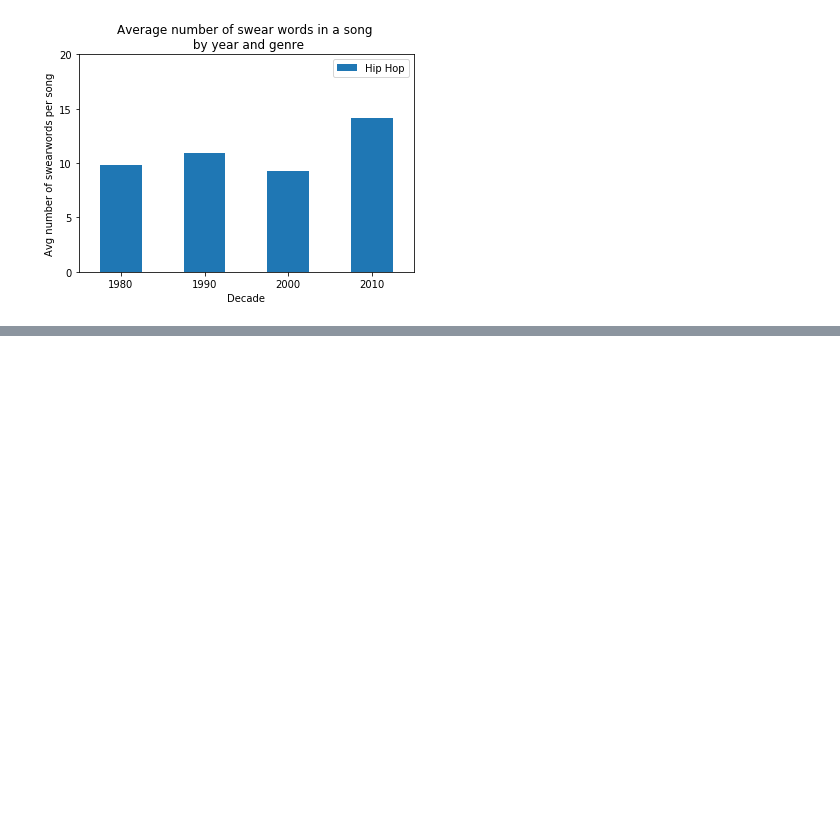
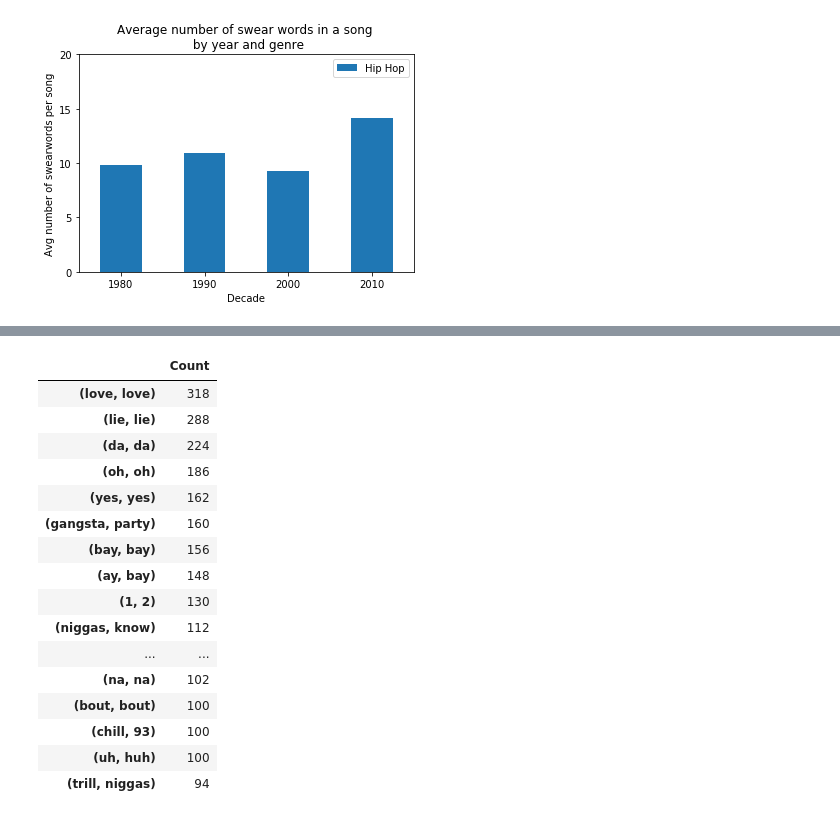
Before and after one commit to yovi1010/SDS2019-Group37, a Jupyter notebook: Data cleaning.ipynb, the cells around one changed output, grey strips where cells are left out. Cells and saved outputs as stored; diff of their text form; code cells hidden in the pictures; blank space fills up the shorter version.

```diff
--- a/Data cleaning.ipynb
+++ b/Data cleaning.ipynb
@@ -211,0 +341,10 @@ plt.show()
+# %%
+text = "the quick person did not realize his speed and the quick person bumped "
+n_gram = 2
+
+Counter(ngrams(text.split(), n_gram))
+
+
+hiphop = {}
+word_count_hip = hiphop_df['Lyrics'].apply(count_per_song, args=[hiphop])
+hiphop
@@ -211,0 +363,41 @@ plt.show()
+# %%
+#total_dictionary = Counter()
+
+def bigram_song(list_of_strings, total_dictionary = Counter()):
+    n_gram = 2
+
+    song_dictionary = Counter(ngrams(list_of_strings, n_gram))
+
+    total_dictionary += song_dictionary
+
+    return total_dictionary
+# %%
+
+bigram_hip = hiphop_df['Lyrics'].apply(bigram_song) #, args = [total_dictionary])
+
+
+
+bigram_df = pd.DataFrame.from_dict(bigram_hip[0], orient='index')
+bigram_df.columns = ['Count']
+
+bigram_sorted = bigram_df.sort_values(by=['Count'],ascending=False)
+
+bigram_sorted.head(20)
+# %% [output]
+|  | Count |
+| (love, love) | 318 |
+| (lie, lie) | 288 |
+| (da, da) | 224 |
+| (oh, oh) | 186 |
+| (yes, yes) | 162 |
+| (gangsta, party) | 160 |
+| (bay, bay) | 156 |
+| (ay, bay) | 148 |
+| (1, 2) | 130 |
+| (niggas, know) | 112 |
+| ... | ... |
+| (na, na) | 102 |
+| (bout, bout) | 100 |
+| (chill, 93) | 100 |
+| (uh, huh) | 100 |
+| (trill, niggas) | 94 |
```
Also changed, not shown: parts of 12 cells of this notebook.
